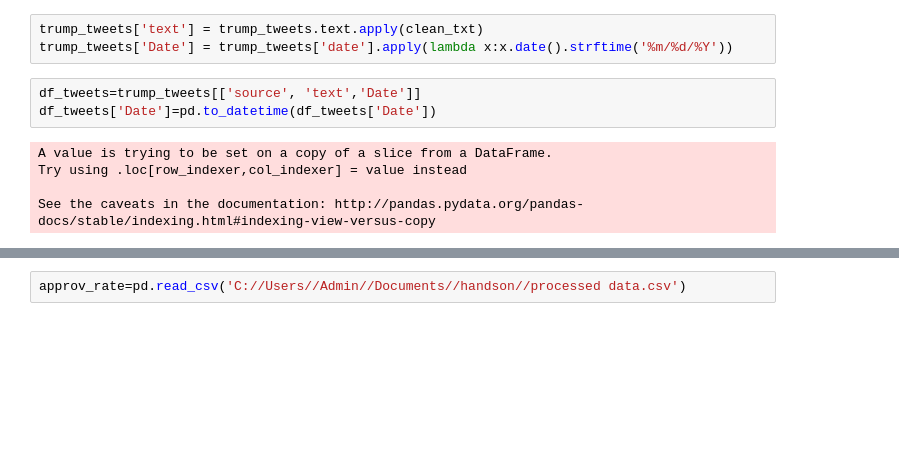
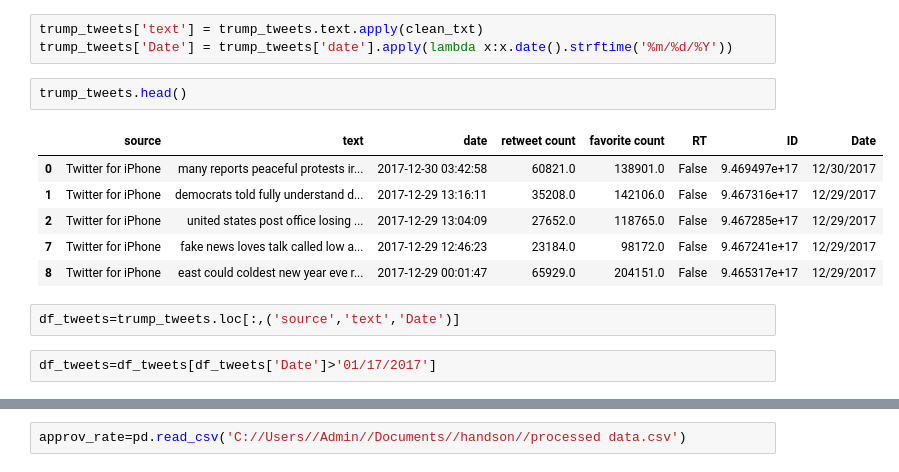
Before and after one commit to qinkeyang/yiduaiproject, a Jupyter notebook: Master.ipynb, the cells around one changed output, grey strips where cells are left out. Drawn from its saved outputs; the diff is of its cells as text; blank space fills up the shorter version.

```diff
--- a/Master.ipynb
+++ b/Master.ipynb
@@ -71,11 +67,16 @@ print(trump_tweets)
 # %%
 trump_tweets['text'] = trump_tweets.text.apply(clean_txt)
 trump_tweets['Date'] = trump_tweets['date'].apply(lambda x:x.date().strftime('%m/%d/%Y'))
+# %%
+trump_tweets.head()
+# %% [output]
+|  | source | text | date | retweet count | favorite count | RT | ID | Date |
+| 0 | Twitter for iPhone | many reports peaceful protests ir... | 2017-12-30 03:42:58 | 60821.0 | 138901.0 | False | 9.469497e+17 | 12/30/2017 |
+| 1 | Twitter for iPhone | democrats told fully understand d... | 2017-12-29 13:16:11 | 35208.0 | 142106.0 | False | 9.467316e+17 | 12/29/2017 |
+| 2 | Twitter for iPhone | united states post office losing ... | 2017-12-29 13:04:09 | 27652.0 | 118765.0 | False | 9.467285e+17 | 12/29/2017 |
+| 7 | Twitter for iPhone | fake news loves talk called low a... | 2017-12-29 12:46:23 | 23184.0 | 98172.0 | False | 9.467241e+17 | 12/29/2017 |
+| 8 | Twitter for iPhone | east could coldest new year eve r... | 2017-12-29 00:01:47 | 65929.0 | 204151.0 | False | 9.465317e+17 | 12/29/2017 |
 # %%
-df_tweets=trump_tweets[['source', 'text','Date']]
-df_tweets['Date']=pd.to_datetime(df_tweets['Date'])
+df_tweets=trump_tweets.loc[:,('source','text','Date')]
-# %% [output]
-A value is trying to be set on a copy of a slice from a DataFrame.
-Try using .loc[row_indexer,col_indexer] = value instead
-
-See the caveats in the documentation: http://pandas.pydata.org/pandas-docs/stable/indexing.html#indexing-view-versus-copy
+# %%
+df_tweets=df_tweets[df_tweets['Date']>'01/17/2017']
```
Also changed, not shown: parts of 16 cells of this notebook.
